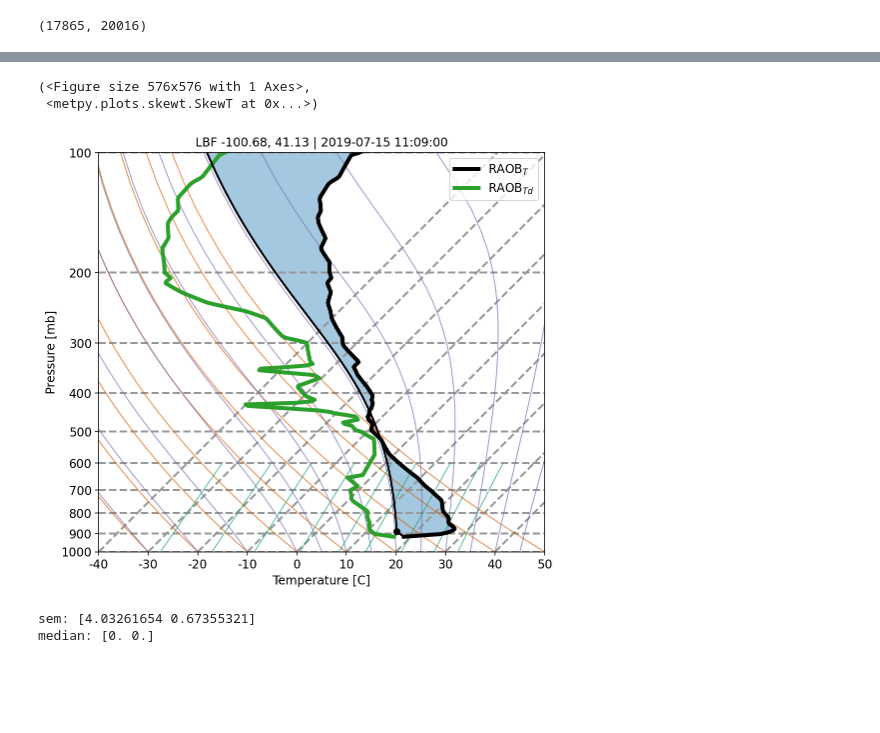
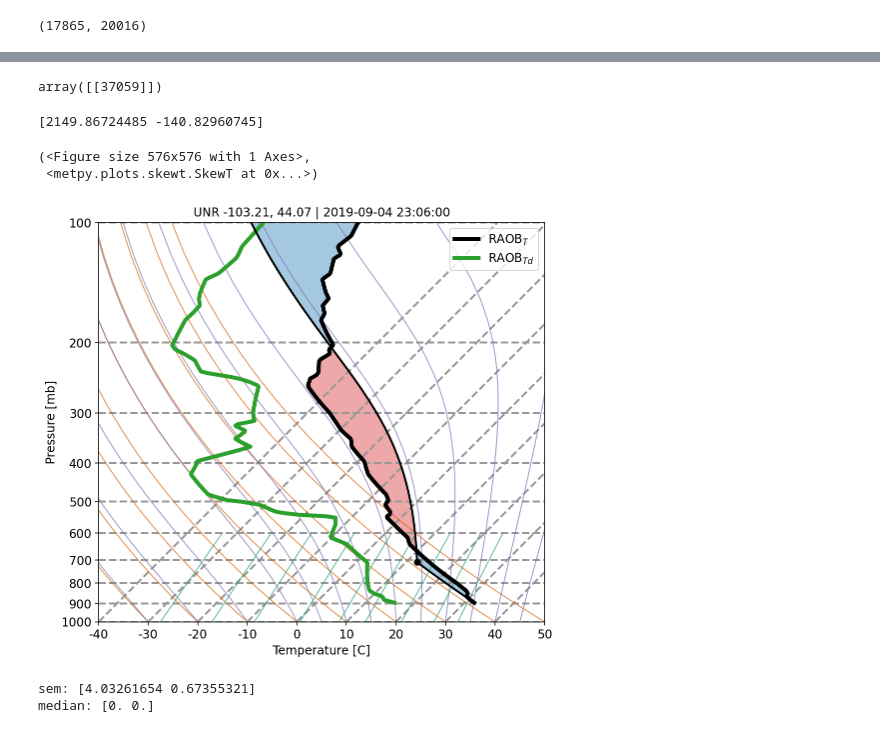
Before and after one commit to stockeh/cira-ml-soundings, a Jupyter notebook: notebooks/cape-cin-machine-learning.ipynb, the cells around one changed output, grey strips where cells are left out. Cells and saved outputs as stored; diff of their text form; code cells hidden in the pictures; blank space fills up the shorter version.

Commit message:
updated figures

```diff
--- a/notebooks/cape-cin-machine-learning.ipynb
+++ b/notebooks/cape-cin-machine-learning.ipynb
@@ -246,21 +247,26 @@ np.argmin(raob_cape_cin[:,1]), np.argmax(raob_cape_cin[:,0])
+# %%
+np.argwhere(sonde_files == 'unr_2019-09-04T23:06:00.000000000_noaa-esrl-2019090500-raob_-103.21_44.07')
+# %% [output]
+array([[37059]])
 # %%
-index = 17865 # 1009 # 1716 # 5002 # 970 # 1126
-
+index = 37059 # 1009 # 1716 # 5002 # 970 # 1126
+print(raob_cape_cin[index,:])
 sounding = dict()
 sounding[radiosonde_utils.PRESSURE_COLUMN_KEY] = raob[index,:,dl.PRESSURE]
 sounding[radiosonde_utils.TEMPERATURE_COLUMN_KEY] = raob[index,:,dl.TEMPERATURE]
 sounding[radiosonde_utils.DEWPOINT_COLUMN_KEY] = raob[index,:,dl.DEWPOINT]
 
 content = sonde_files[index].split('_')
 date = pd.to_datetime(content[1], format='%Y-%m-%dT%H:%M:%S.%f')
 lon, lat = content[-2], content[-1]
 title = f'{content[0].upper()} {lon}, {lat} | {date}'
 radiosonde_plotting.plot_nwp_ml_sounding(sounding, title_string=title, cape_cin=True)#,
 #                                          file_name=f"/home/stock/research/media/cape_cin_{content[0]}-{content[1]}_unet_upperair.pdf");
 # %% [output]
-(<Figure size 576x576 with 1 Axes>,
- <metpy.plots.skewt.SkewT at 0x...>)
+[2149.86724485 -140.82960745]
+(<Figure size 576x576 with 1 Axes>,
+ <metpy.plots.skewt.SkewT at 0x...>)
-[figure, old version]
+[figure, new version]
 # %%
 # RAOB Stats
 raob_cape_cin = np.concatenate([RAOBCCtrain, RAOBCCval, RAOBCCtest])
```
Also changed, not shown: parts of 5 cells of this notebook, 1 other file.
